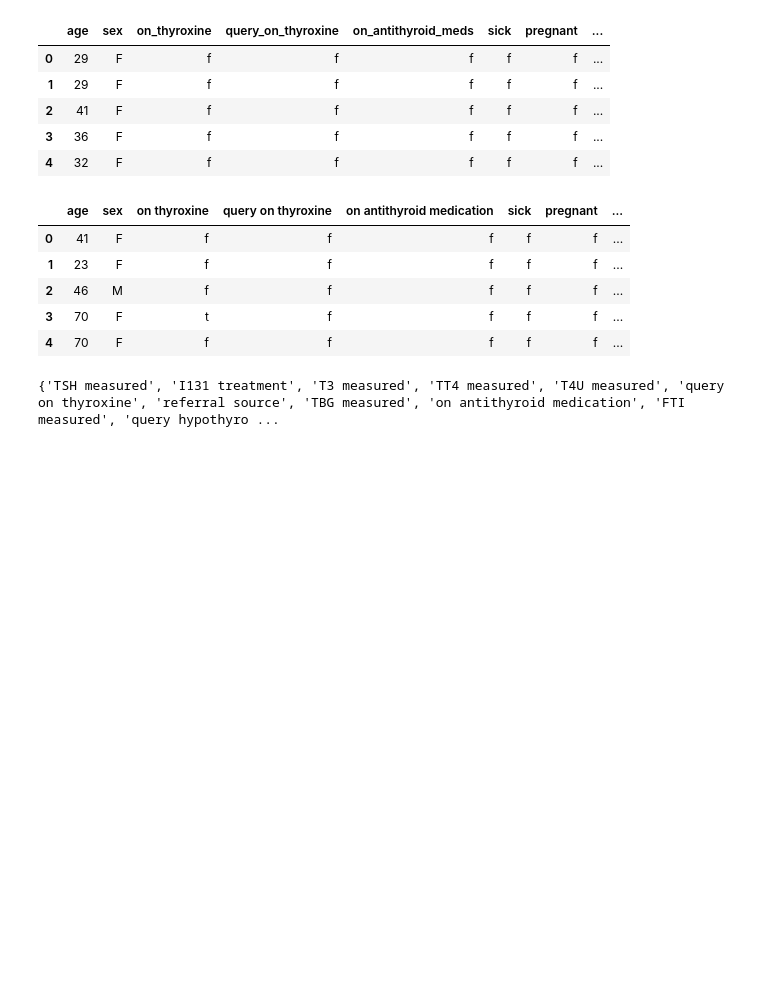
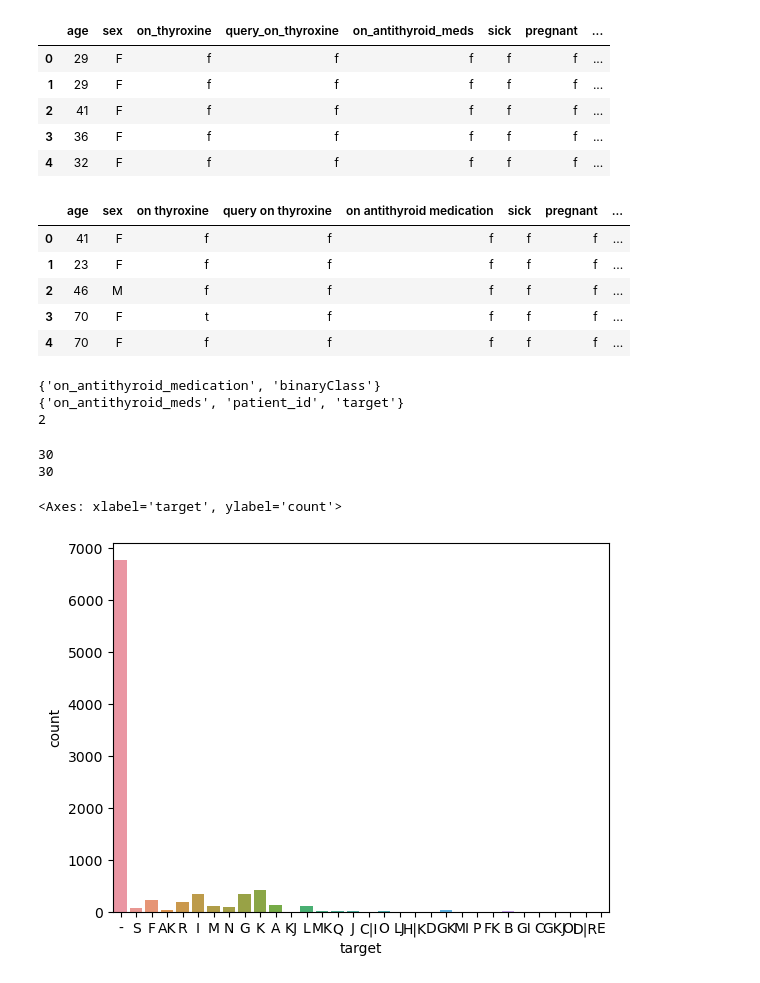
Before and after one commit to khorzhenwin/thigh-roids, a Jupyter notebook: EDA.ipynb, the cells around one changed output. Cells and saved outputs as stored; diff of their text form; code cells hidden in the pictures; blank space fills up the shorter version.

Commit message:
renaming columns & identifying target variables

```diff
--- a/EDA.ipynb
+++ b/EDA.ipynb
@@ -48,5 +58,29 @@ df2.head()
 # %%
+# check if normalized
 # print column difference of df2 and df1
 print(set(df2.columns) - set(df1.columns))
+print(set(df1.columns) - set(df2.columns))
+print(len(set(df2.columns) - set(df1.columns)))
 # %% [output]
-{'TSH measured', 'I131 treatment', 'T3 measured', 'TT4 measured', 'T4U measured', 'query on thyroxine', 'referral source', 'TBG measured', 'on antithyroid medication', 'FTI measured', 'query hypothyro ...
+{'on_antithyroid_medication', 'binaryClass'}
+{'on_antithyroid_meds', 'patient_id', 'target'}
+2
+# %%
+# normalize on_antithyroid_medication -> on_antithyroid_meds
+# drop patient_id in df1
+df1.drop("patient_id", axis=1, inplace=True)
+df2.rename(
+    columns={"on_antithyroid_medication": "on_antithyroid_meds"}, inplace=True)
+# %%
+# number of columns in df1 and df2
+print(len(df1.columns))
+print(len(df2.columns))
+# %% [output]
+30
+30
+# %%
+# plot barchart for distribution of "target" column
+sns.countplot(x="target", data=df1)
+# %% [output]
+<Axes: xlabel='target', ylabel='count'>
+[figure, added]
```
Also changed, not shown: parts of 4 cells of this notebook.
